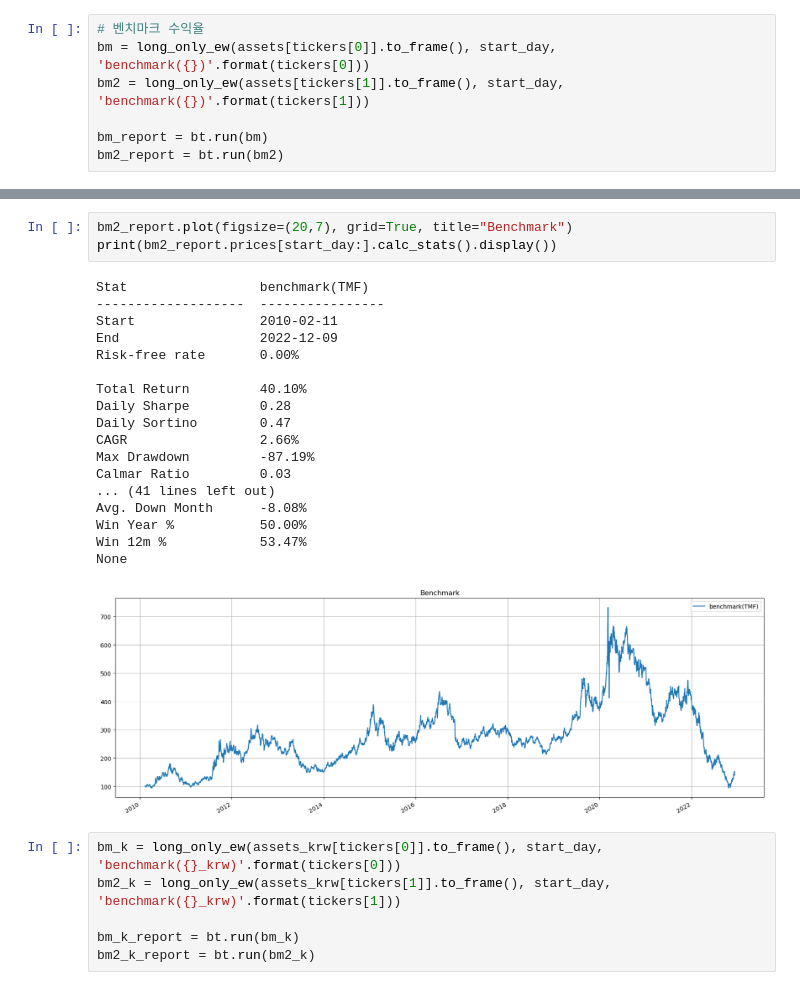
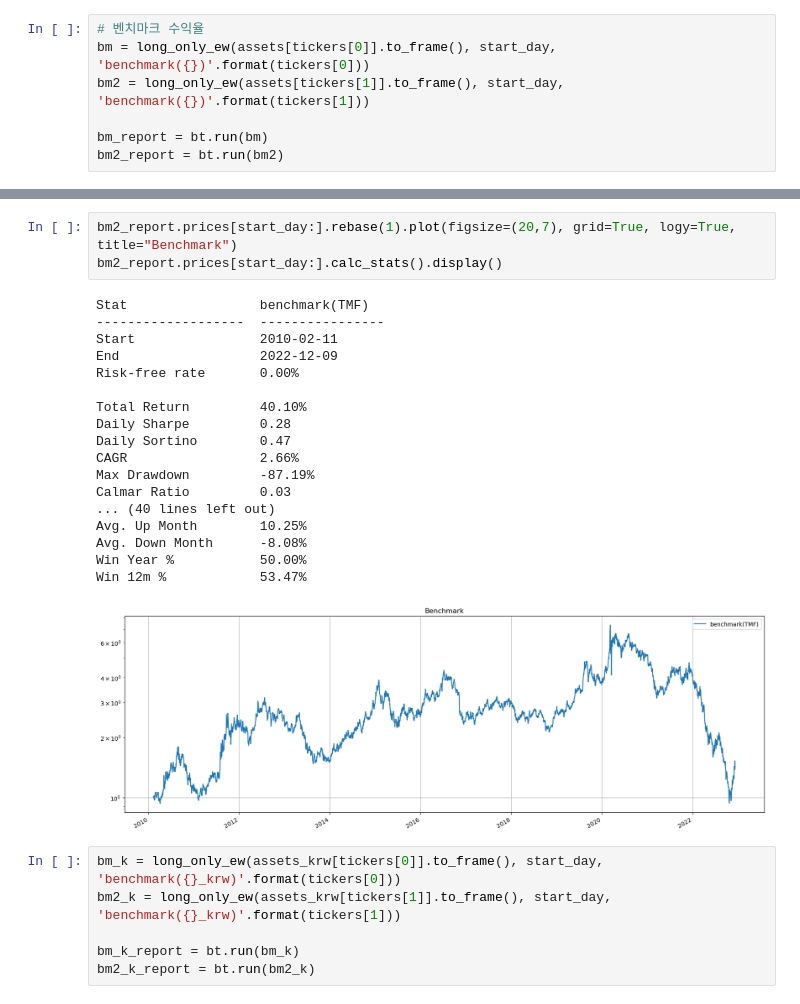
Before and after one commit to unius1004/DualMomentum, a Jupyter notebook: FixedWeight.ipynb, the cells around one changed output, grey strips where cells are left out. Saved outputs shown, nothing was run; the diff lists cells and outputs as text.

```diff
--- a/FixedWeight.ipynb
+++ b/FixedWeight.ipynb
@@ -122,25 +124,25 @@ None
 # %%
-bm2_report.plot(figsize=(20,7), grid=True, title="Benchmark")
-print(bm2_report.prices[start_day:].calc_stats().display())
+bm2_report.prices[start_day:].rebase(1).plot(figsize=(20,7), grid=True, logy=True, title="Benchmark")
+bm2_report.prices[start_day:].calc_stats().display()
 # %% [output]
 Stat                 benchmark(TMF)
 -------------------  ----------------
 Start                2010-02-11
 End                  2022-12-09
 Risk-free rate       0.00%
 
 Total Return         40.10%
 Daily Sharpe         0.28
 Daily Sortino        0.47
 CAGR                 2.66%
 Max Drawdown         -87.19%
 Calmar Ratio         0.03
-... (41 lines left out)
+... (40 lines left out)
+Avg. Up Month        10.25%
 Avg. Down Month      -8.08%
 Win Year %           50.00%
 Win 12m %            53.47%
-None
-[figure, old version]
+[figure, new version]
 # %%
 bm_k = long_only_ew(assets_krw[tickers[0]].to_frame(), start_day, 'benchmark({}_krw)'.format(tickers[0]))
 bm2_k = long_only_ew(assets_krw[tickers[1]].to_frame(), start_day, 'benchmark({}_krw)'.format(tickers[1]))
```
Also changed, not shown: parts of 12 cells of this notebook.
